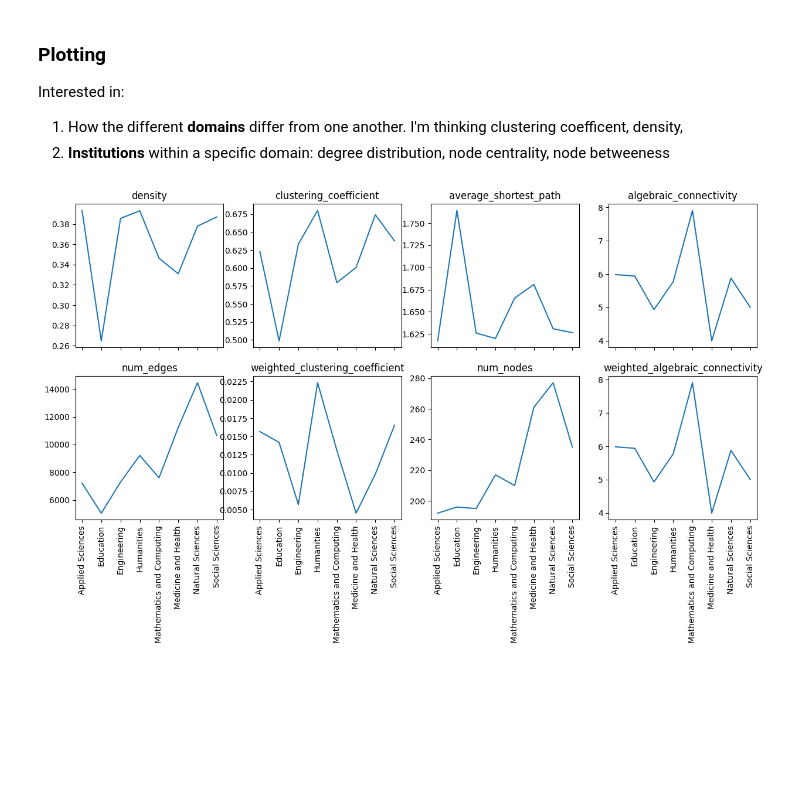
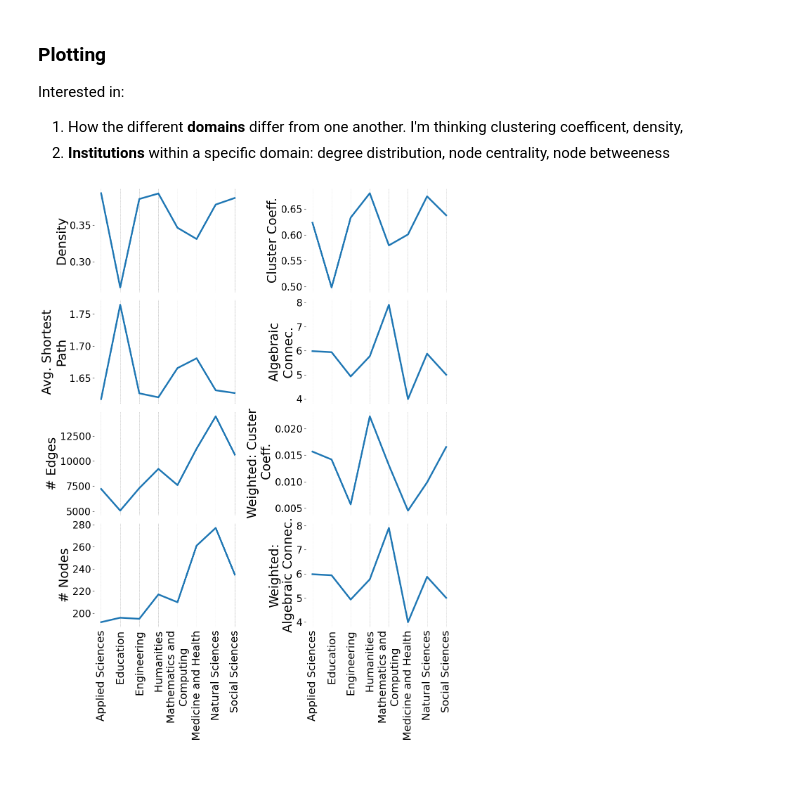
Before and after one commit to timpostuvan/prestige-prediction, a Jupyter notebook: src/0_exploration.ipynb, the cells around one changed output. Cells and saved outputs as stored; diff of their text form; code cells hidden in the pictures; blank space fills up the shorter version.

```diff
--- a/src/0_exploration.ipynb
+++ b/src/0_exploration.ipynb
@@ -74,23 +77,51 @@ df_graph_features
 Interested in:
 1. How the different **domains** differ from one another. I'm thinking clustering coefficent, density,
 2. **Institutions** within a specific domain: degree distribution, node centrality, node betweeness
+# %%
+from textwrap import wrap
+df_graph_features.index = df_graph_features.reset_index()["index"].apply(lambda x:  '\n'.join(wrap(x, 20)))
 # %%
+feats_mapping = {
+    "density": "Density",
+    "clustering_coefficient": "Cluster Coeff.",
+    "average_shortest_path": "Avg. Shortest\nPath",
+    "algebraic_connectivity": "Algebraic\nConnec.",
+    "num_edges": "# Edges",
+    "weighted_clustering_coefficient": "Weighted: Custer\n Coeff.",
+    "num_nodes": "# Nodes",
+    "weighted_algebraic_connectivity": "Weighted:\nAlgebraic Connec."
+}
+
+
 def plot_domains(idx: int, feat_name: str) -> None:
     temp = df_graph_features.drop("Academia")
-    axs[idx].plot(temp.index, temp[feat_name])
-    axs[idx].set_title(feat_name)
+    axs[idx].plot(temp.index, temp[feat_name], linewidth=3.5)
+    axs[idx].set_ylabel(feats_mapping[feat_name], fontsize=26)
 # %%
-fig, axs = plt.subplots(2,4, figsize = (15,7), sharex = True)
+fig, axs = plt.subplots(4,2, figsize = (12,16), sharex = True)
 feats = ["density","clustering_coefficient", "average_shortest_path","algebraic_connectivity","num_edges","weighted_clustering_coefficient","num_nodes","weighted_algebraic_connectivity"]
 
 axs = axs.flatten()
 
 for i, feat in enumerate(feats):
+    ax = axs[i]
     plot_domains(i, feat)
+    ax.tick_params(axis="y", labelsize=20)
+    ax.tick_params(axis="x", labelsize=22)
+
+    ax.set_xticks([], minor=True)
+    ax.spines[['right', 'top', "left", "bottom"]].set_visible(False)
+    ax.grid(True, which='both', axis='x', linestyle='--', linewidth=0.5)
+    ax.xaxis.set_ticks_position('none')
+
+
     if i >= 4:
         axs[i].tick_params(axis="x",rotation=90)
+
+fig.tight_layout()
+plt.savefig("../visuals/feature_plot.pdf", dpi=300)
 # %% [output]
-[figure, old version]
+[figure, new version]
 # %% [markdown]
 ##
 # %%
```
Also changed, not shown: parts of 7 cells of this notebook, 1 other file.
